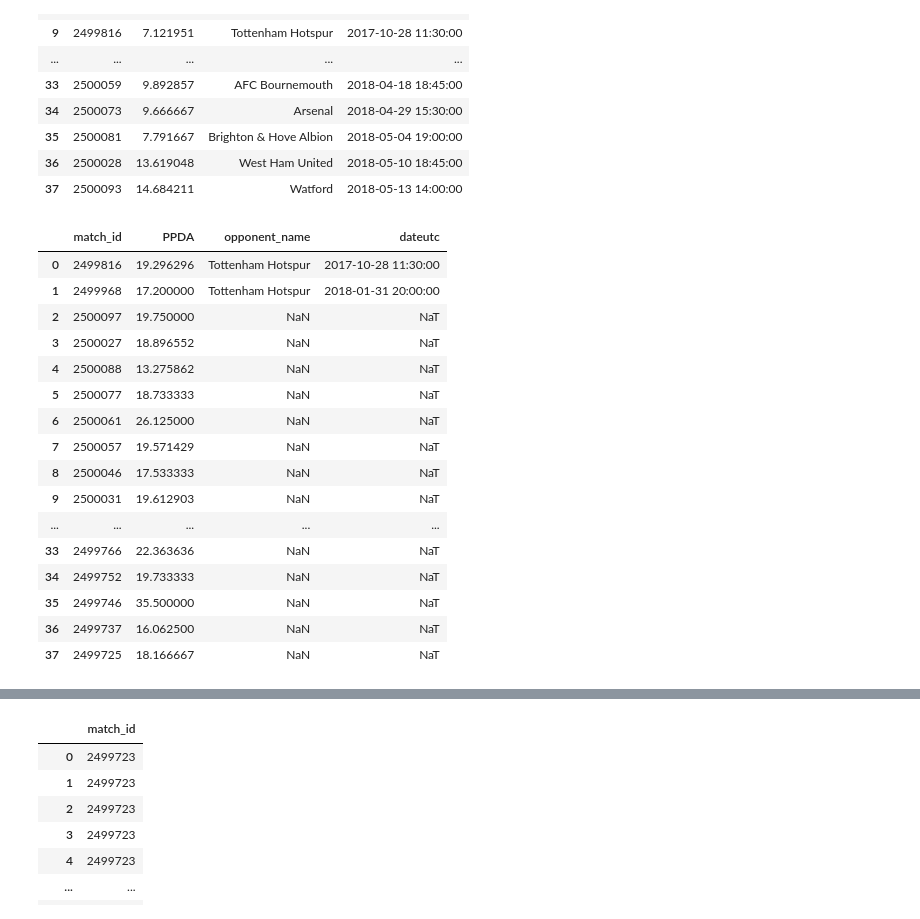
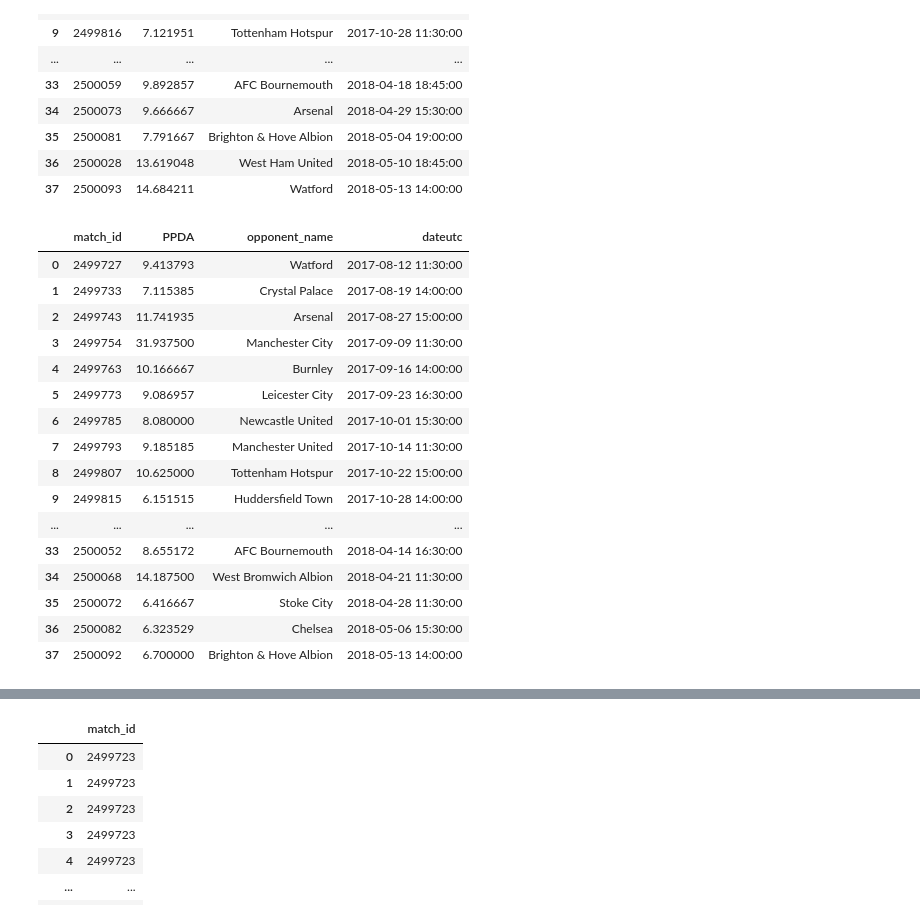
Before and after one commit to jiho051225/footballdata4week, a Jupyter notebook: Week 4/1-event-data-analysis-and-visualization.ipynb, the cells around one changed output, grey strips where cells are left out. Drawn from its saved outputs; the diff is of its cells as text; code cells hidden in the pictures.

```diff
--- a/Week 4/1-event-data-analysis-and-visualization.ipynb
+++ b/Week 4/1-event-data-analysis-and-visualization.ipynb
@@ -655,15 +656,15 @@ display(ppda_df)
 | 36 | 2500028 | 13.619048 | West Ham United | 2018-05-10 18:45:00 |
 | 37 | 2500093 | 14.684211 | Watford | 2018-05-13 14:00:00 |
 # %%
-#경기일정에 따른 맨시티의 PPDA
-# Calculate PPDA for each Manchester City match
+#경기일정에 따른 리버풀의 PPDA
+# Calculate PPDA for each Liverpool match
 
-# Get match IDs for Manchester City
-man_city_match_ids = matches_df[(matches_df['teamsData'].apply(lambda x: '1625' in x))]['wyId'].tolist()
+# Get match IDs for Liverpool
+Liverpool_match_ids = matches_df[(matches_df['teamsData'].apply(lambda x: '1612' in x))]['wyId'].tolist()
 
 ppda_data = []
 
-for match_id in man_city_match_ids:
+for match_id in Liverpool_match_ids:
     # Load events for the current match
     match_events_path = os.path.join(DATA_DIR, 'refined_events', 'England', f'{match_id}.pkl')
     if not os.path.exists(match_events_path):
@@ -671,33 +672,33 @@ for match_id in man_city_match_ids:
 
     match_events = pd.read_pickle(match_events_path)
 
-    # Filter events for Manchester City's opponents
+    # Filter events for Liverpool's opponents
     # Create the boolean Series using the match_events DataFrame inside the loop
-    man_city_opponents_events = match_events[match_events['team_name'] != 'Manchester City'].copy()
+    Liverpool_opponents_events = match_events[match_events['team_name'] != 'Liverpool'].copy()
 
     # Filter for 'Pass' events
-    pass_events = man_city_opponents_events[man_city_opponents_events['event_type'] == 'Pass'].copy()
+    pass_events = Liverpool_opponents_events[Liverpool_opponents_events['event_type'] == 'Pass'].copy()
 
     # Filter for events where start_x is less than 62.4 (opponent's half)
     filtered_pass_events = pass_events[(pass_events['start_x'] < 62.4)]
 
-    # Filter events for Manchester City defensive actions
+    # Filter events for Liverpool defensive actions
     # Create the boolean Series using the match_events DataFrame inside the loop
-    man_city_events_for_defense = match_events[match_events['team_name'] == 'Manchester City'].copy()
+    Liverpool_events_for_defense = match_events[match_events['team_name'] == 'Liverpool'].copy()
 
 
     # Define defensive action conditions
     foul_sub_types = ['Foul', 'Hand foul', 'Late card foul', 'Violent Foul']
-    condition_foul_types = man_city_events_for_defense['sub_event_type'].isin(foul_sub_types)
-    condition_tags_interception_tackle = man_city_events_for_defense['tags'].apply(lambda x: 'Interception' in x or 'Sliding tackle' in x)
-    condition_sub_event_duel_and_tag_won = (man_city_events_for_defense['sub_event_type'] == 'Ground defending duel') & (man_city_events_for_defense['tags'].apply(lambda x: 'Won' in x))
+    condition_foul_types = Liverpool_events_for_defense['sub_event_type'].isin(foul_sub_types)
+    condition_tags_interception_tackle = Liverpool_events_for_defense['tags'].apply(lambda x: 'Interception' in x or 'Sliding tackle' in x)
+    condition_sub_event_duel_and_tag_won = (Liverpool_events_for_defense['sub_event_type'] == 'Ground defending duel') & (Liverpool_events_for_defense['tags'].apply(lambda x: 'Won' in x))
 
     combined_complex_conditions = condition_foul_types | condition_tags_interception_tackle | condition_sub_event_duel_and_tag_won
 
     # Filter defensive actions in the opponent's half (start_x > 41.6)
-    filtered_defensive_actions = man_city_events_for_defense[
+    filtered_defensive_actions = Liverpool_events_for_defense[
         combined_complex_conditions &
-        (man_city_events_for_defense['start_x'] > 41.6)
+        (Liverpool_events_for_defense['start_x'] > 41.6)
     ]
 
     # Calculate PPDA
@@ -709,53 +710,53 @@ for match_id in man_city_match_ids:
 
     ppda_data.append({'match_id': match_id, 'PPDA': ppda})
 
 # Create a DataFrame from the PPDA data
 ppda_df = pd.DataFrame(ppda_data)
 
 # Merge with match data to get opponent names and date
-# Ensure man_city_matches is available and has 'dateutc'
-if 'man_city_matches' not in locals() or 'dateutc' not in man_city_matches.columns:
-     # Filter matches to include only Manchester City games
-    man_city_matches = matches_df[(matches_df['teamsData'].apply(lambda x: '1625' in x))].copy()
+# Ensure Liverpool_matches is available and has 'dateutc'
+if 'Liverpool_matches' not in locals() or 'dateutc' not in Liverpool_matches.columns:
+     # Filter matches to include only Liverpool games
+    Liverpool_matches = matches_df[(matches_df['teamsData'].apply(lambda x: '1612' in x))].copy()
 
     # Function to get the opponent's team name
     def get_opponent_name(row):
         teams_data_row = row['teamsData']
         for team_id, team_info in teams_data_row.items():
-            if int(team_id) != 1625:
+            if int(team_id) != 1612:
                 opponent_name = teams_df[teams_df['wyId'] == int(team_id)]['name'].iloc[0]
                 return opponent_name
         return None
 
-    man_city_matches['opponent_name'] = man_city_matches.apply(get_opponent_name, axis=1)
+    Liverpool_matches['opponent_name'] = Liverpool_matches.apply(get_opponent_name, axis=1)
 
 
-ppda_df = pd.merge(ppda_df, man_city_matches[['wyId', 'opponent_name', 'dateutc']], left_on='match_id', right_on='wyId', how='left')
+ppda_df = pd.merge(ppda_df, Liverpool_matches[['wyId', 'opponent_name', 'dateutc']], left_on='match_id', right_on='wyId', how='left')
 
 # Drop the redundant 'wyId' column
 ppda_df = ppda_df.drop('wyId', axis=1)
 
 # Convert 'dateutc' to datetime objects and sort
 ppda_df['dateutc'] = pd.to_datetime(ppda_df['dateutc'])
 ppda_df = ppda_df.sort_values(by='dateutc').reset_index(drop=True)
 
 # Display the resulting DataFrame
 display(ppda_df)
 # %% [output]
 |  | match_id | PPDA | opponent_name | dateutc |
-| 0 | 2499816 | 19.296296 | Tottenham Hotspur | 2017-10-28 11:30:00 |
-| 1 | 2499968 | 17.200000 | Tottenham Hotspur | 2018-01-31 20:00:00 |
-| 2 | 2500097 | 19.750000 | NaN | NaT |
-| 3 | 2500027 | 18.896552 | NaN | NaT |
-| 4 | 2500088 | 13.275862 | NaN | NaT |
-| 5 | 2500077 | 18.733333 | NaN | NaT |
-| 6 | 2500061 | 26.125000 | NaN | NaT |
-| 7 | 2500057 | 19.571429 | NaN | NaT |
-| 8 | 2500046 | 17.533333 | NaN | NaT |
-| 9 | 2500031 | 19.612903 | NaN | NaT |
+| 0 | 2499727 | 9.413793 | Watford | 2017-08-12 11:30:00 |
+| 1 | 2499733 | 7.115385 | Crystal Palace | 2017-08-19 14:00:00 |
+| 2 | 2499743 | 11.741935 | Arsenal | 2017-08-27 15:00:00 |
+| 3 | 2499754 | 31.937500 | Manchester City | 2017-09-09 11:30:00 |
+| 4 | 2499763 | 10.166667 | Burnley | 2017-09-16 14:00:00 |
+| 5 | 2499773 | 9.086957 | Leicester City | 2017-09-23 16:30:00 |
+| 6 | 2499785 | 8.080000 | Newcastle United | 2017-10-01 15:30:00 |
+| 7 | 2499793 | 9.185185 | Manchester United | 2017-10-14 11:30:00 |
+| 8 | 2499807 | 10.625000 | Tottenham Hotspur | 2017-10-22 15:00:00 |
+| 9 | 2499815 | 6.151515 | Huddersfield Town | 2017-10-28 14:00:00 |
 | ... | ... | ... | ... | ... |
-| 33 | 2499766 | 22.363636 | NaN | NaT |
-| 34 | 2499752 | 19.733333 | NaN | NaT |
-| 35 | 2499746 | 35.500000 | NaN | NaT |
-| 36 | 2499737 | 16.062500 | NaN | NaT |
-| 37 | 2499725 | 18.166667 | NaN | NaT |
+| 33 | 2500052 | 8.655172 | AFC Bournemouth | 2018-04-14 16:30:00 |
+| 34 | 2500068 | 14.187500 | West Bromwich Albion | 2018-04-21 11:30:00 |
+| 35 | 2500072 | 6.416667 | Stoke City | 2018-04-28 11:30:00 |
+| 36 | 2500082 | 6.323529 | Chelsea | 2018-05-06 15:30:00 |
+| 37 | 2500092 | 6.700000 | Brighton & Hove Albion | 2018-05-13 14:00:00 |
```
Also changed, not shown: parts of 16 cells of this notebook.
